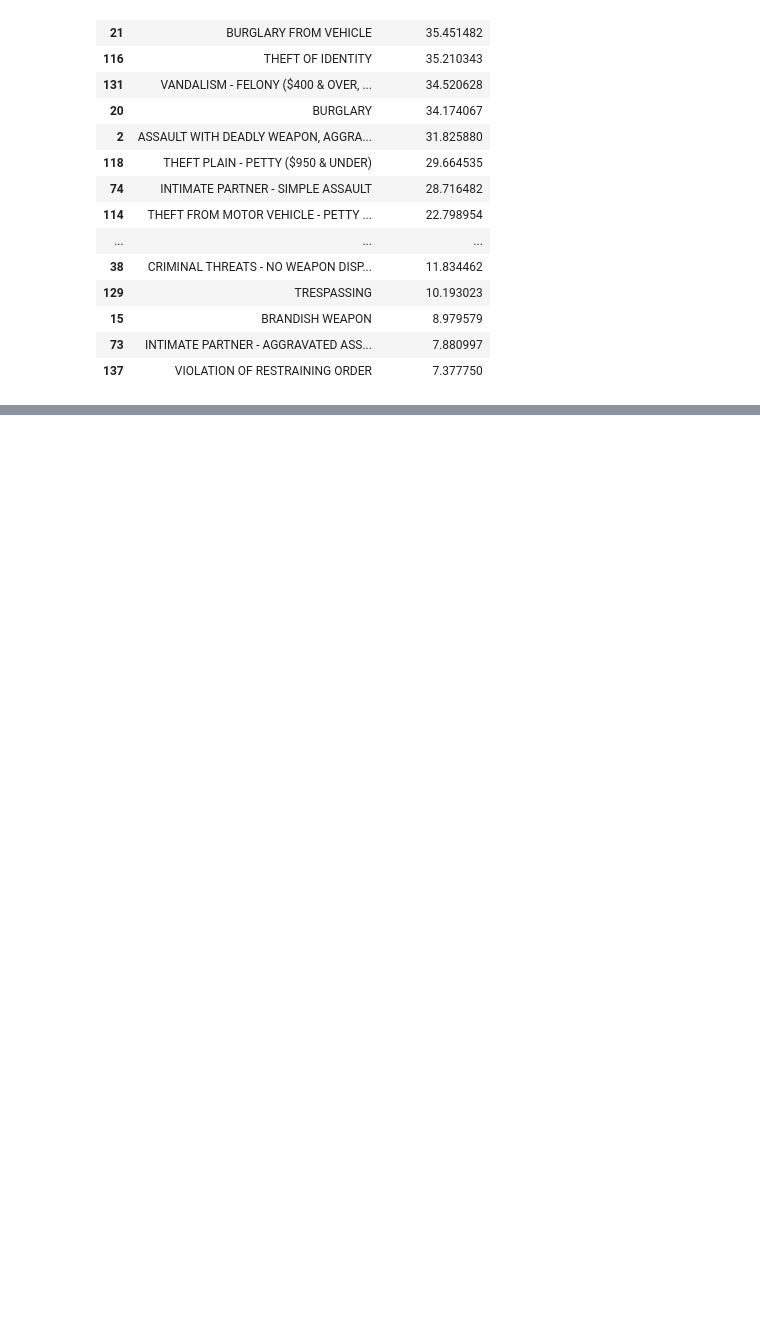
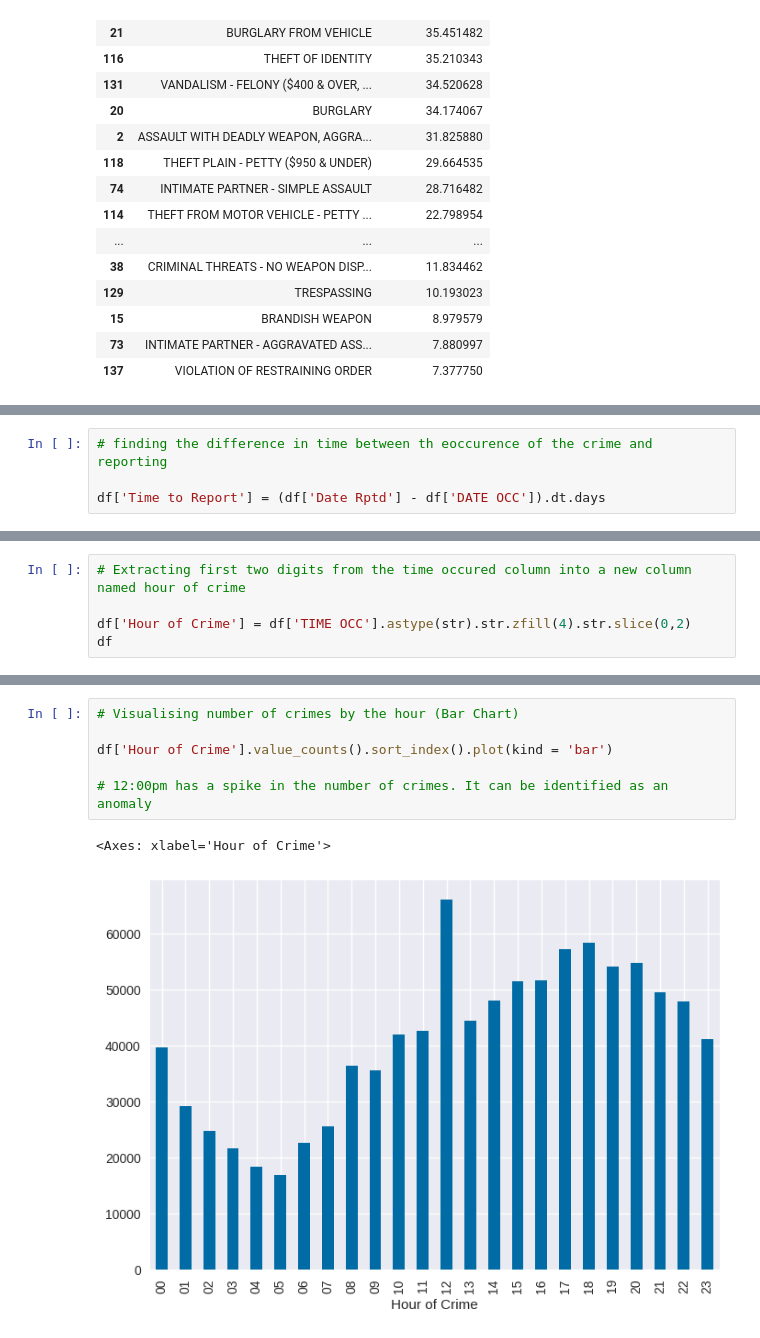
Before and after one commit to SreehariRamesh/Data-Projects, a Jupyter notebook: LA_Crime_Analysis.ipynb, the cells around one changed output, grey strips where cells are left out. Cells and saved outputs as stored; diff of their text form; blank space fills up the shorter version.

```diff
--- a/LA_Crime_Analysis.ipynb
+++ b/LA_Crime_Analysis.ipynb
@@ -410,0 +492,4 @@ plt.show()
+# %%
+# finding the difference in time between th eoccurence of the crime and reporting
+
+df['Time to Report'] = (df['Date Rptd'] - df['DATE OCC']).dt.days
@@ -410,0 +659,5 @@ plt.show()
+# %%
+# Extracting first two digits from the time occured column into a new column named hour of crime
+
+df['Hour of Crime'] = df['TIME OCC'].astype(str).str.zfill(4).str.slice(0,2)
+df
@@ -410,0 +702,9 @@ plt.show()
+# %%
+# Visualising number of crimes by the hour (Bar Chart)
+
+df['Hour of Crime'].value_counts().sort_index().plot(kind = 'bar')
+
+# 12:00pm has a spike in the number of crimes. It can be identified as an anomaly
+# %% [output]
+<Axes: xlabel='Hour of Crime'>
+[figure, added]
```
Also changed, not shown: parts of 20 cells of this notebook.
